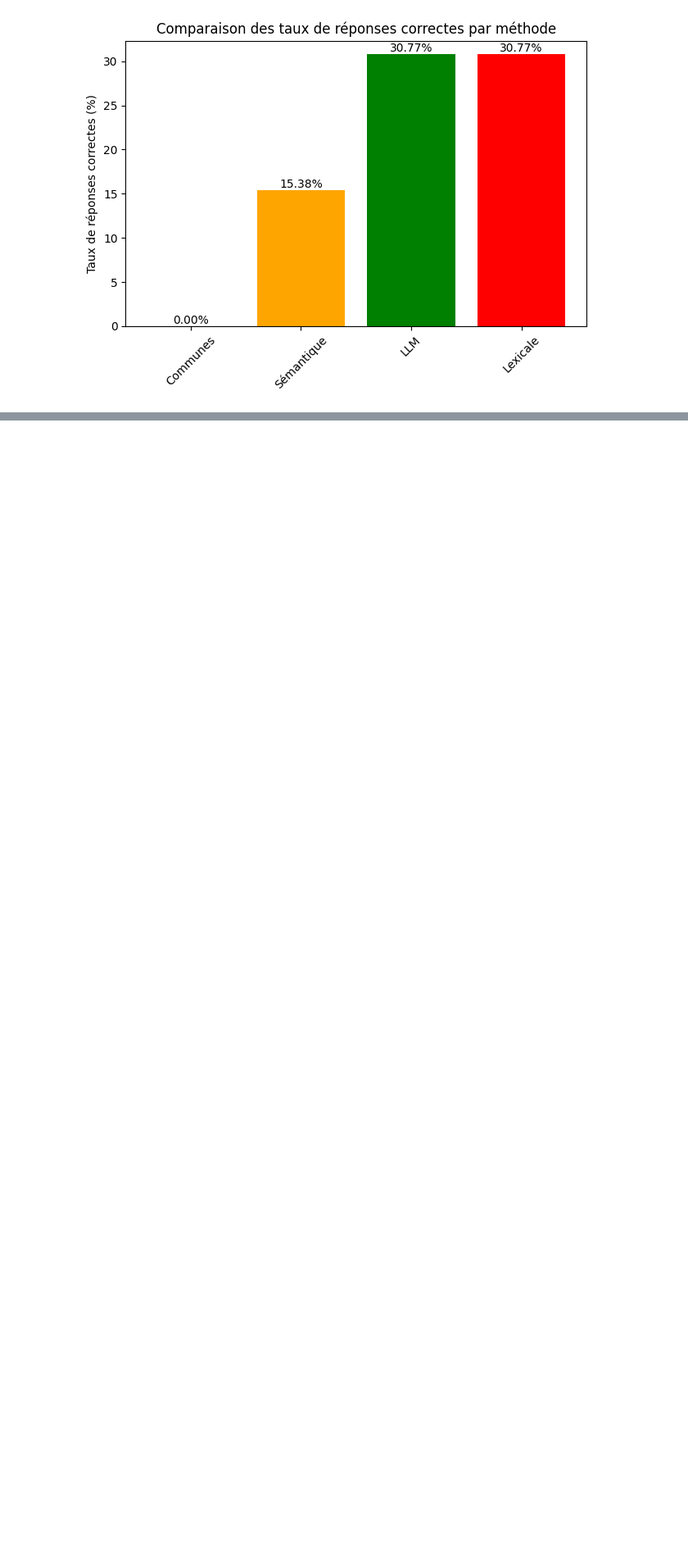
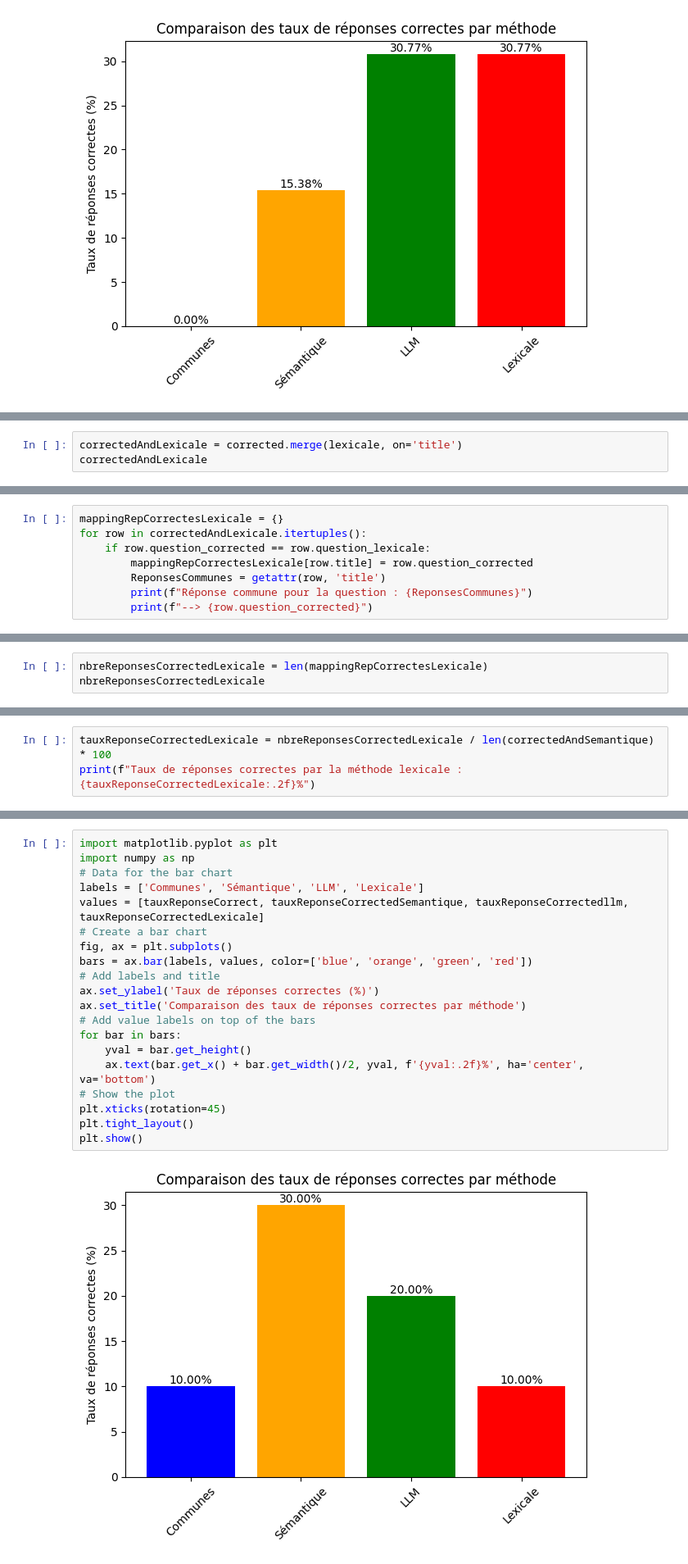
Before and after one commit to issamejekkam/Stage2A, a Jupyter notebook: compare_results.ipynb, the cells around one changed output, grey strips where cells are left out. Shown: that part at 82% size. Drawn from its saved outputs; the diff is of its cells as text; blank space fills up the shorter version.

```diff
--- a/compare_results.ipynb
+++ b/compare_results.ipynb
@@ -648,0 +908,3 @@ plt.show()
+# %%
+correctedAndLexicale = corrected.merge(lexicale, on='title')
+correctedAndLexicale
@@ -648,0 +929,8 @@ plt.show()
+# %%
+mappingRepCorrectesLexicale = {}
+for row in correctedAndLexicale.itertuples():
+    if row.question_corrected == row.question_lexicale:
+        mappingRepCorrectesLexicale[row.title] = row.question_corrected
+        ReponsesCommunes = getattr(row, 'title')
+        print(f"Réponse commune pour la question : {ReponsesCommunes}")
+        print(f"--> {row.question_corrected}")
@@ -648,0 +942,3 @@ plt.show()
+# %%
+nbreReponsesCorrectedLexicale = len(mappingRepCorrectesLexicale)
+nbreReponsesCorrectedLexicale
@@ -648,0 +947,3 @@ plt.show()
+# %%
+tauxReponseCorrectedLexicale = nbreReponsesCorrectedLexicale / len(correctedAndSemantique) * 100
+print(f"Taux de réponses correctes par la méthode lexicale : {tauxReponseCorrectedLexicale:.2f}%")
@@ -648,0 +952,22 @@ plt.show()
+# %%
+import matplotlib.pyplot as plt
+import numpy as np
+# Data for the bar chart
+labels = ['Communes', 'Sémantique', 'LLM', 'Lexicale']
+values = [tauxReponseCorrect, tauxReponseCorrectedSemantique, tauxReponseCorrectedllm, tauxReponseCorrectedLexicale]
+# Create a bar chart
+fig, ax = plt.subplots()
+bars = ax.bar(labels, values, color=['blue', 'orange', 'green', 'red'])
+# Add labels and title
+ax.set_ylabel('Taux de réponses correctes (%)')
+ax.set_title('Comparaison des taux de réponses correctes par méthode')
+# Add value labels on top of the bars
+for bar in bars:
+    yval = bar.get_height()
+    ax.text(bar.get_x() + bar.get_width()/2, yval, f'{yval:.2f}%', ha='center', va='bottom')
+# Show the plot
+plt.xticks(rotation=45)
+plt.tight_layout()
+plt.show()
+# %% [output]
+[figure, added]
```
Also changed, not shown: parts of 25 cells of this notebook, 3 other files.
